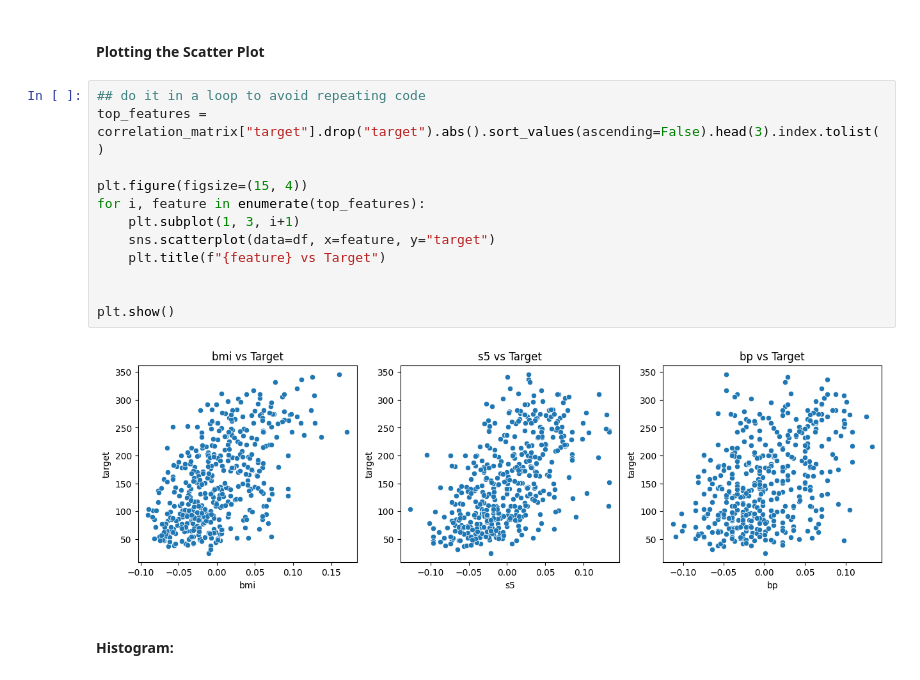
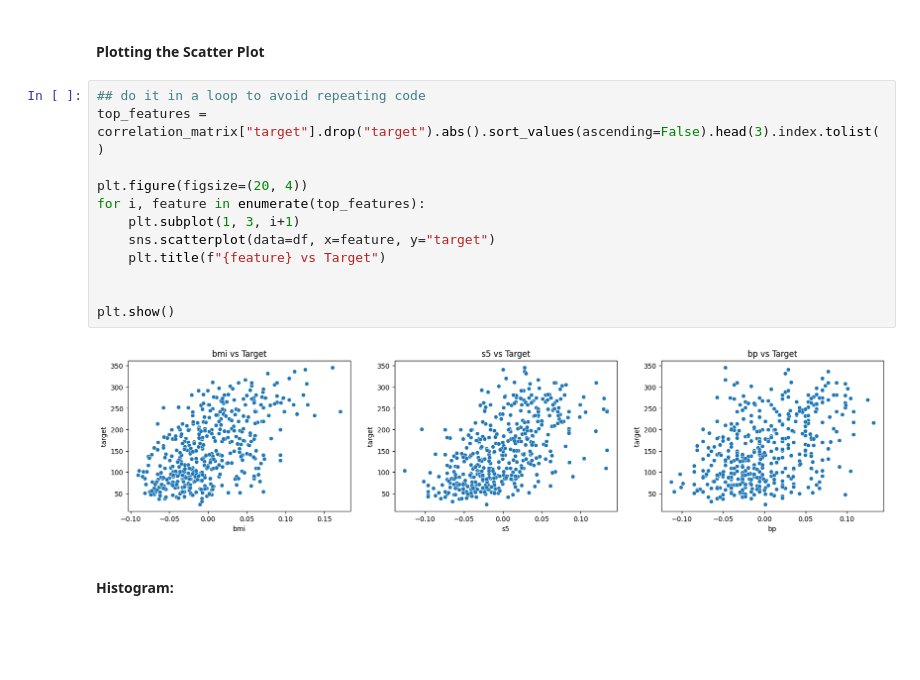
Before and after one commit to Reddy3001/Practical-Lab2-9013742, a Jupyter notebook: 9013742-lab-2.ipynb, the cells around one changed output. Cells and saved outputs as stored; diff of their text form; blank space fills up the shorter version.

```diff
--- a/9013742-lab-2.ipynb
+++ b/9013742-lab-2.ipynb
@@ -77,17 +77,17 @@ max    346.000000
 # %%
 ## do it in a loop to avoid repeating code
 top_features = correlation_matrix["target"].drop("target").abs().sort_values(ascending=False).head(3).index.tolist()
 
-plt.figure(figsize=(15, 4))
+plt.figure(figsize=(20, 4))
 for i, feature in enumerate(top_features):
     plt.subplot(1, 3, i+1)
     sns.scatterplot(data=df, x=feature, y="target")
     plt.title(f"{feature} vs Target")
 
 
 plt.show()
 # %% [output]
-[figure, old version]
+[figure, new version]
 # %% [markdown]
 #### Histogram:
 # %%
```
Also changed, not shown: parts of 32 cells of this notebook.
